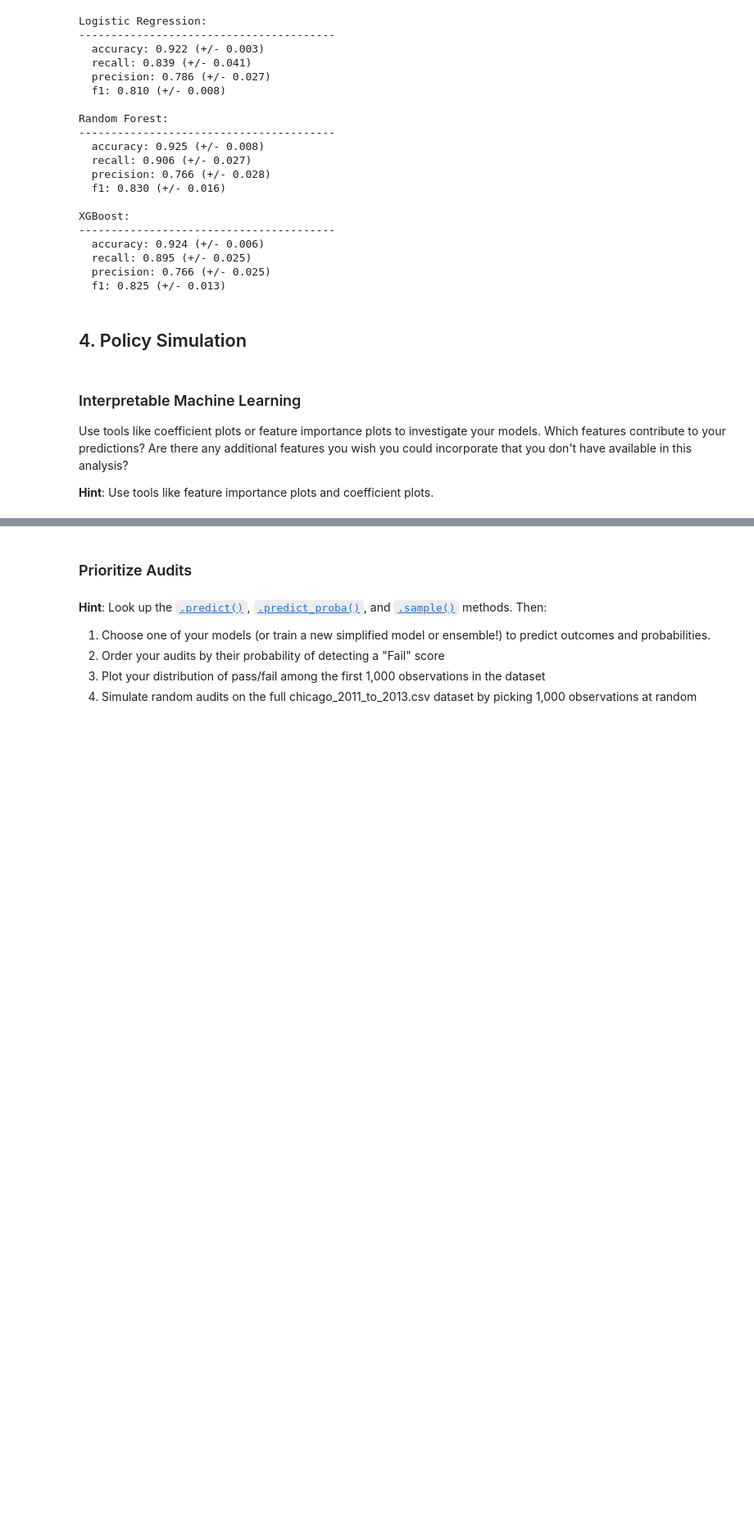
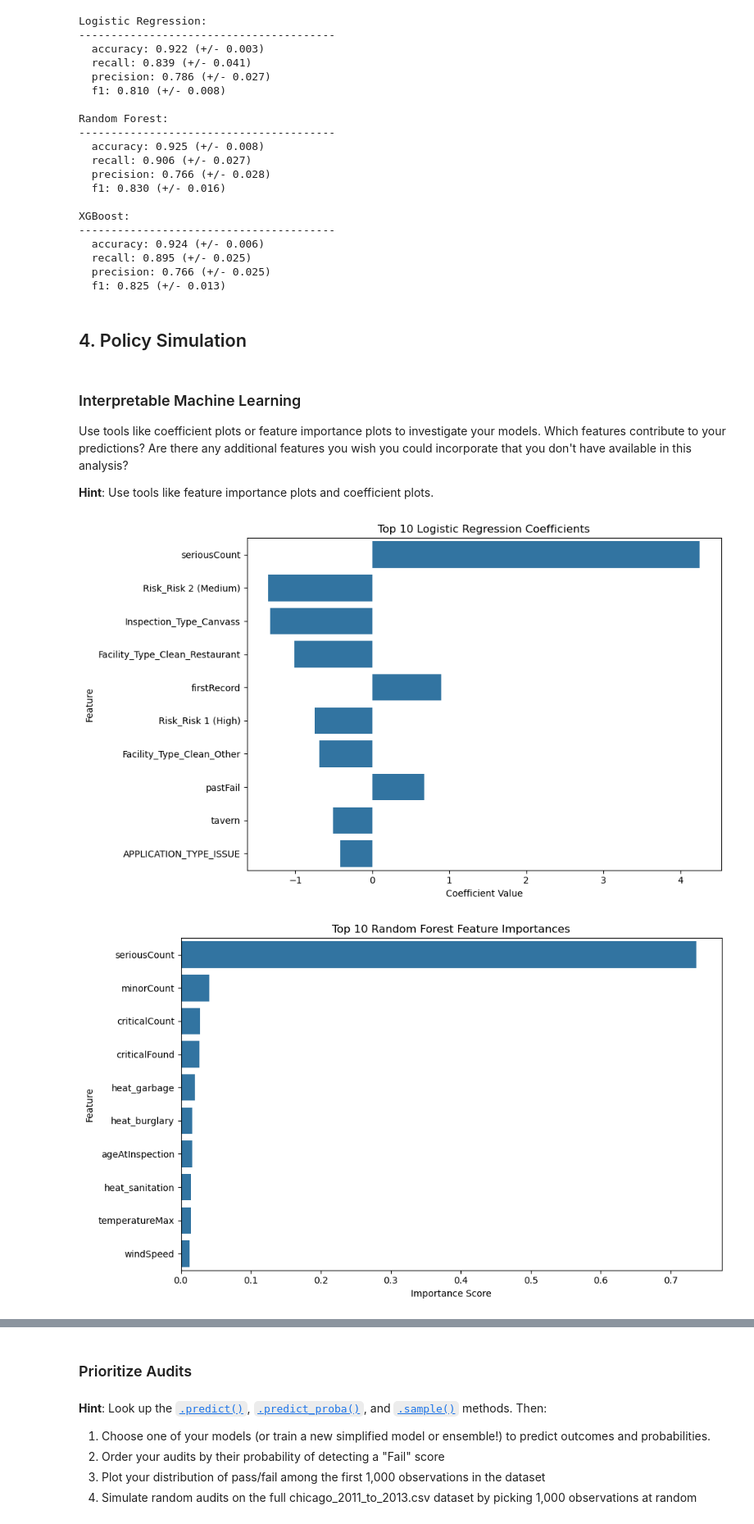
Before and after one commit to lazzarac/Computational-Social-Science-Training-Program, a Jupyter notebook: Projects/Project 3/Project 3 Students.ipynb, the cells around one changed output, grey strips where cells are left out. Shown at 82% size. Drawn from its saved outputs; the diff is of its cells as text; code cells hidden in the pictures; blank space fills up the shorter version.

```diff
--- a/Projects/Project 3/Project 3 Students.ipynb
+++ b/Projects/Project 3/Project 3 Students.ipynb
@@ -447,3 +452,76 @@ XGBoost:
 Use tools like coefficient plots or feature importance plots to investigate your models. Which features contribute to your predictions? Are there any additional features you wish you could incorporate that you don't have available in this analysis?
 
 **Hint**: Use tools like feature importance plots and coefficient plots.
+# %%
+
+# logistic regression.
+
+# extracting best model coefficients.
+logit_data = pd.concat([
+    pd.DataFrame(X.columns),
+    pd.DataFrame(np.transpose(best_logit_model.coef_))
+], axis=1)
+
+logit_data.columns = ['Feature', 'Coefficient']
+logit_data['abs_coef'] = abs(logit_data['Coefficient'])
+
+# plotting top 10 features by absolute coefficient value.
+plt.figure(figsize=(10, 6))
+sns.barplot(
+    x="Coefficient",
+    y="Feature",
+    data=logit_data.nlargest(10, 'abs_coef')
+).set_title("Top 10 Logistic Regression Coefficients")
+plt.xlabel('Coefficient Value')
+plt.tight_layout()
+plt.show()
+
+# random forest.
+
+# extracting best model coefficients.
+rf_importance_data = pd.DataFrame({
+    'Feature': X.columns,
+    'Importance': best_rf_model.feature_importances_
+})
+
+# sorting by importance.
+rf_importance_data = rf_importance_data.sort_values('Importance', ascending=False)
+
+# plotting top 10 features by absolute coefficient value.
+plt.figure(figsize=(10, 6))
+sns.barplot(
+    x="Importance",
+    y="Feature",
+    data=rf_importance_data.head(10)
+).set_title("Top 10 Random Forest Feature Importances")
+plt.xlabel('Importance Score')
+plt.tight_layout()
+plt.show()
+
+# XGBoost.
+
+# extracting best model coefficients.
+xgb_importance_data = pd.DataFrame({
+    'Feature': X.columns,
+    'Importance': best_xgb_model.feature_importances_
+})
+
+# sorting by importance.
+xgb_importance_data = xgb_importance_data.sort_values('Importance', ascending=False)
+
+# identifying top 10 features.
+xgb_top10 = xgb_importance_data.head(10)
+
+# plotting top 10 features.
+plt.figure(figsize=(10, 6))
+sns.barplot(
+    x="Importance",
+    y="Feature",
+    data=xgb_top10
+).set_title("Top 10 XGBoost Feature Importances")
+plt.xlabel('Importance Score')
+plt.tight_layout()
+plt.show()
+# %% [output]
+[figure, added]
+[figure, added]
```
Also changed, not shown: parts of 21 cells of this notebook.
